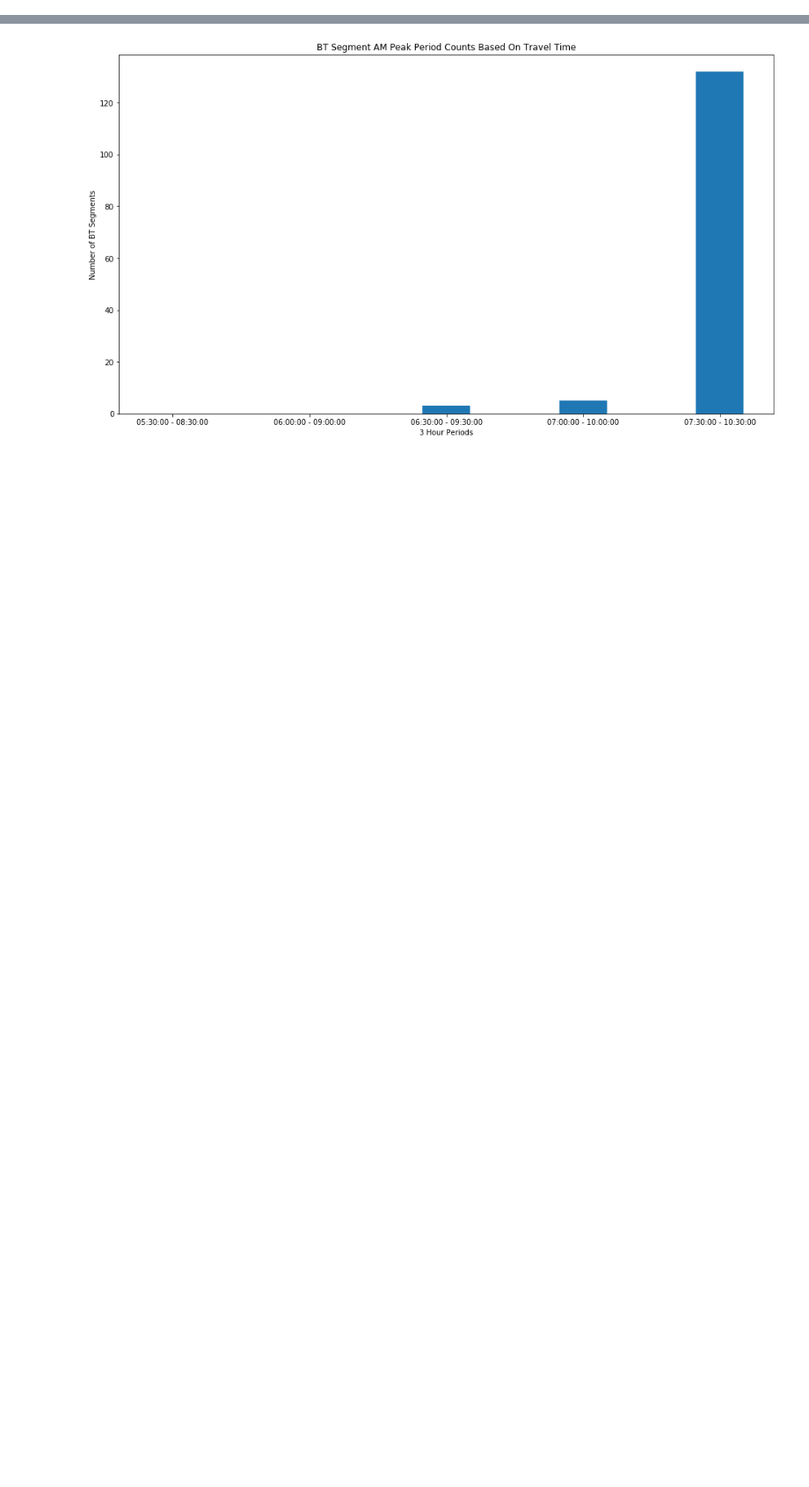
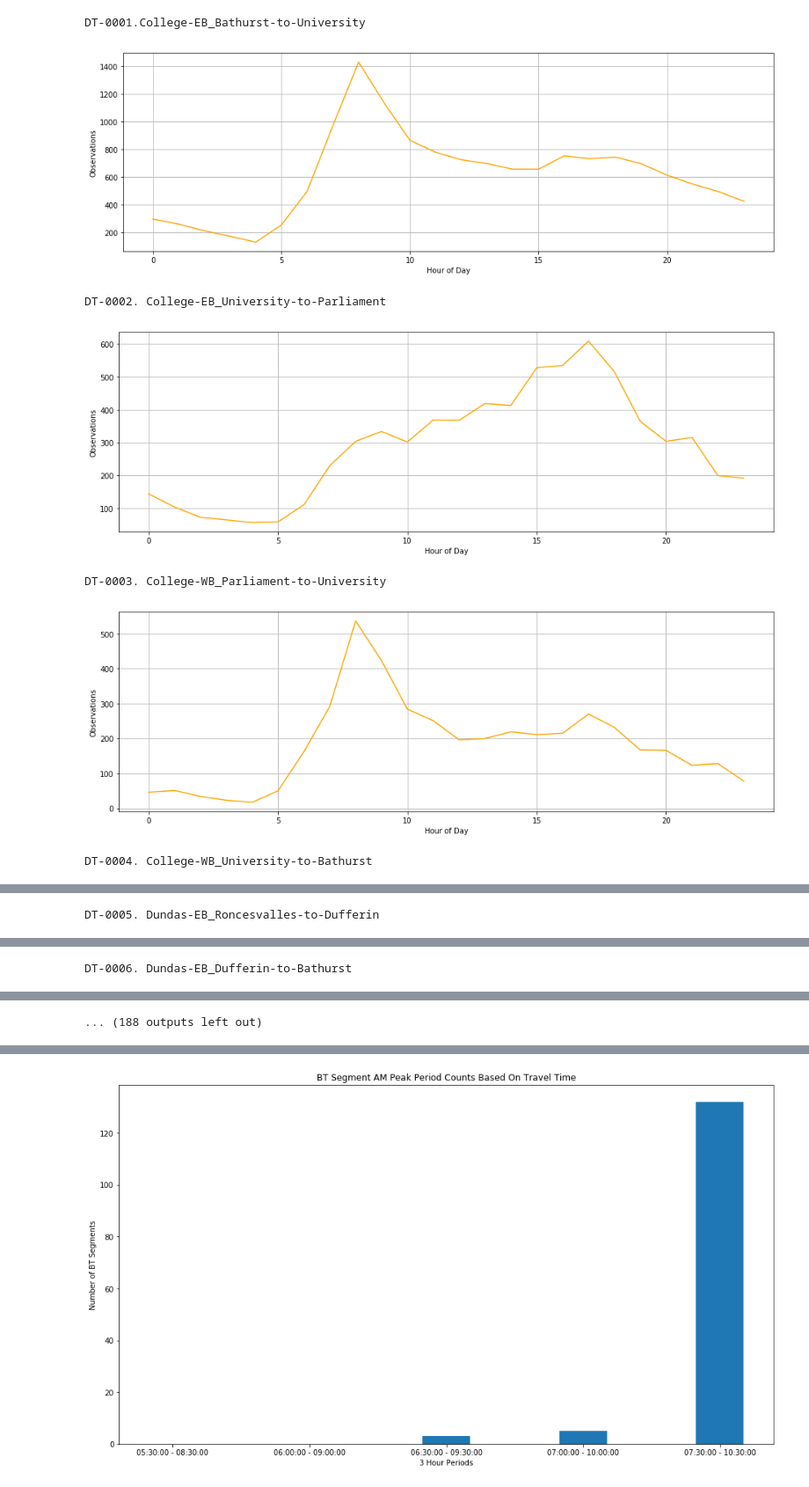
Before and after one commit to CityofToronto/bdit_king_pilot_dashboard, a Jupyter notebook: bluetooth/am_pm_peaks.ipynb, the cells around one changed output, grey strips where cells are left out. Shown at 88% size. Saved outputs shown, nothing was run; the diff lists cells and outputs as text; code cells hidden in the pictures; blank space fills up the shorter version.

Commit message:
Added ToD Obs plots

```diff
--- a/bluetooth/am_pm_peaks.ipynb
+++ b/bluetooth/am_pm_peaks.ipynb
@@ -23,0 +19,7 @@ n_observations = len(observations)
+# %%
+start_date = datetime.strptime('2017-09-14', '%Y-%m-%d')
+end_date =  datetime.strptime('2017-11-07', '%Y-%m-%d')
+
+sql = pg.SQL('SELECT DISTINCT analysis_id, report_name FROM ryu4.aggr_30min ORDER BY report_name')
+routes = pandasql.read_sql(sql, con)
+n_routes = len(routes)
@@ -23,0 +29,25 @@ n_observations = len(observations)
+# %%
+for i in range(n_routes):
+    analysis_id = routes.analysis_id.values[i]
+    report_name = routes.report_name.values[i]
+    print(report_name)
+    sql = pg.SQL('''SELECT sum(obs) obs_sum, trunc(EXTRACT(hour from datetime_bin)) AS "hour"
+                      FROM aggr_30min
+                      WHERE analysis_id = {analysis_id} AND weekday NOT IN (0,6)
+                      GROUP BY trunc(EXTRACT(hour from datetime_bin))
+                      ORDER BY trunc(EXTRACT(hour from datetime_bin));''').format(analysis_id = pg.Literal(str(analysis_id)))
+    result = pandasql.read_sql(sql, con)
+    fig, ax = plt.subplots(1, 1, figsize=(16,5))
+    ax.grid(color='silver', linestyle='-', linewidth=1)
+    obs_line = ax.plot(result.hour, result.obs_sum, color='orange')
+    ax.set_ylabel('Observations')
+    ax.set_xlabel('Hour of Day')
+    plt.show()
+# %% [output]
+DT-0001.College-EB_Bathurst-to-University
+[figure, added]
+DT-0002. College-EB_University-to-Parliament
+[figure, added]
+DT-0003. College-WB_Parliament-to-University
+[figure, added]
+DT-0004. College-WB_University-to-Bathurst
@@ -23,0 +55 @@ n_observations = len(observations)
+DT-0005. Dundas-EB_Roncesvalles-to-Dufferin
@@ -23,0 +57 @@ n_observations = len(observations)
+DT-0006. Dundas-EB_Dufferin-to-Bathurst
@@ -23,0 +59 @@ n_observations = len(observations)
+... (188 outputs left out)
```
Also changed, not shown: parts of 10 cells of this notebook.
